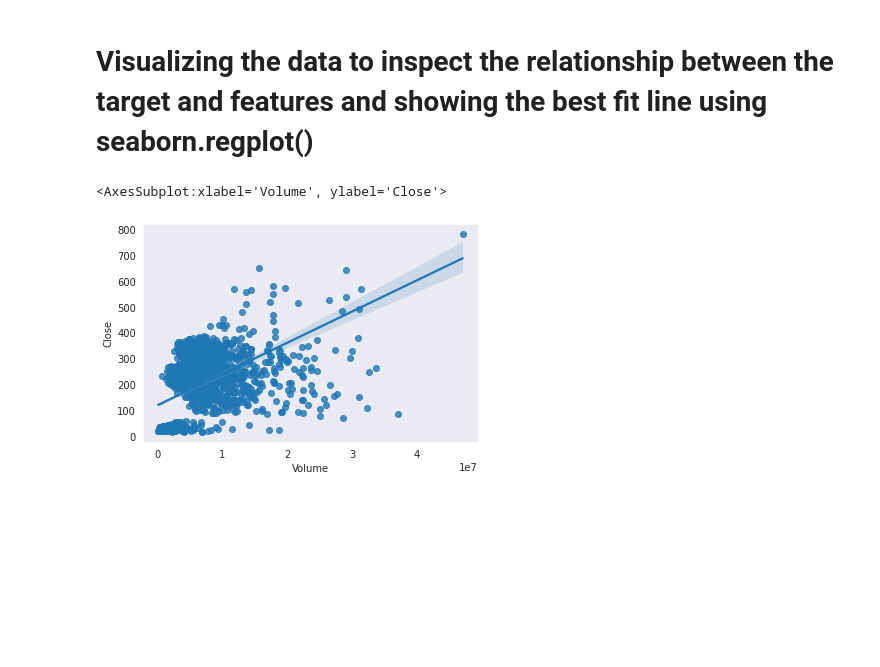
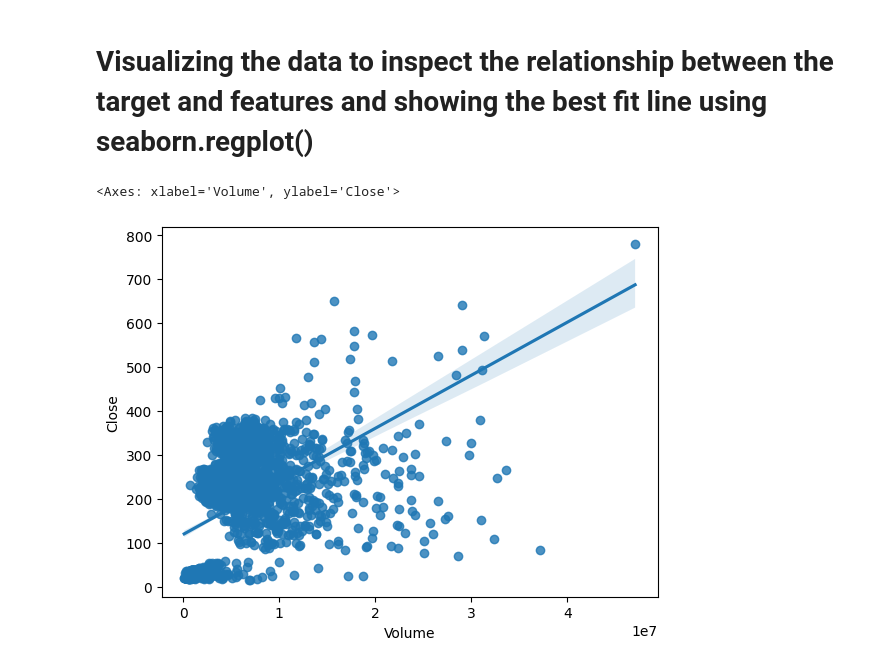
Before and after one commit to SamRB-dev/TeslaStockPricePrediction, a Jupyter notebook: tesla-stock-price-prediction-linearregression.ipynb, the cells around one changed output. Saved outputs shown, nothing was run; the diff lists cells and outputs as text; code cells hidden in the pictures; blank space fills up the shorter version.

```diff
--- a/tesla-stock-price-prediction-linearregression.ipynb
+++ b/tesla-stock-price-prediction-linearregression.ipynb
@@ -105,6 +105,9 @@ df = df.drop(['Date'],axis=1)
 # 4. Volume.
 #
 # So, we will drop the Close and 'Adj Close' column since they contain same values.
+# %%
+# Creating a shadow copy
+copydf = df.copy()
 # %%
 # Seperating Target variables and features
 # Target Variable
@@ -170,10 +173,9 @@ print(comparison.head(15))
 # Visualizing the data to inspect the relationship between the target and features and showing the best fit line using seaborn.regplot()
 # %%
 # Closing price vs the Volume
-seaborn.set_style("dark")
-seaborn.regplot(x['Volume'],y)
+seaborn.regplot(data=copydf, x='Volume', y='Close')
 # %% [output]
-<AxesSubplot:xlabel='Volume', ylabel='Close'>
+<Axes: xlabel='Volume', ylabel='Close'>
-[figure, old version]
+[figure, new version]
 # %%
 # Closing price vs Opening price
```
Also changed, not shown: parts of 8 cells of this notebook.
